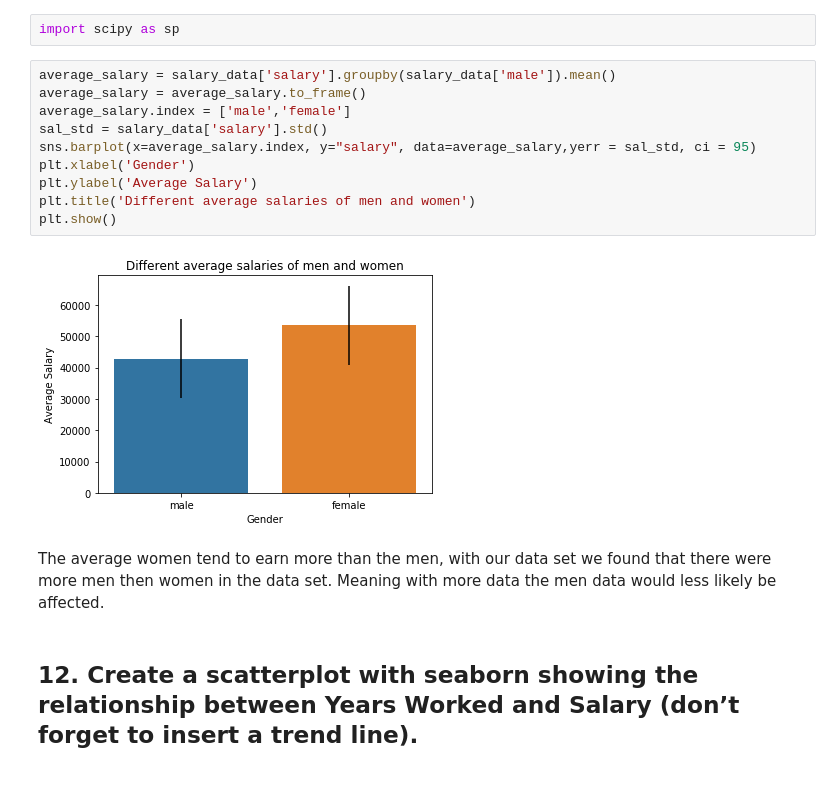
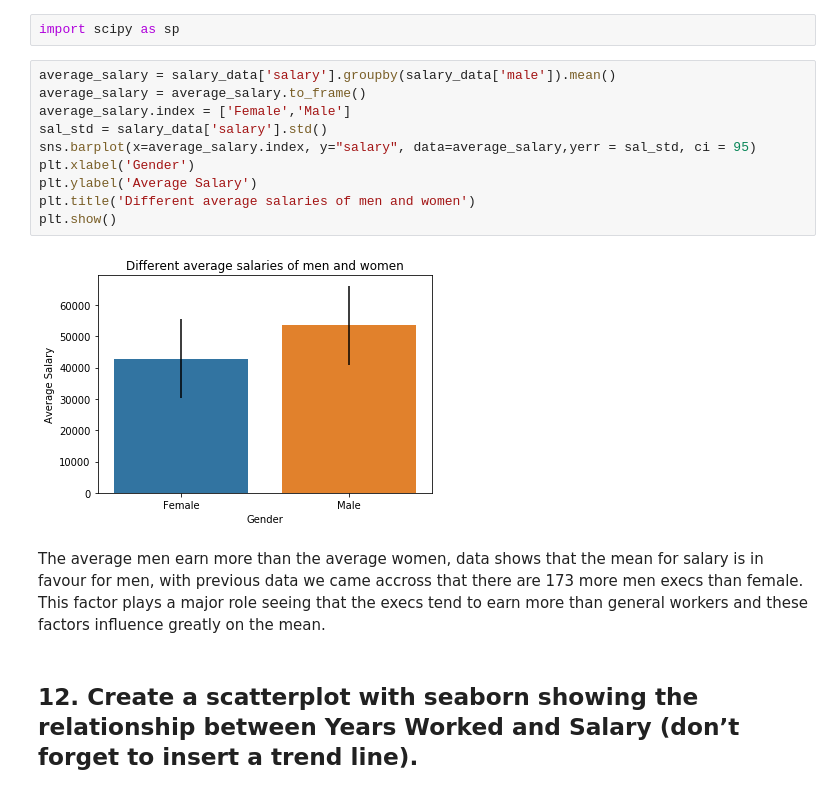
Before and after one commit to PhumlaniKubeka/StatisticalThinking, a Jupyter notebook: StatisticalThinking.ipynb, the cells around one changed output. Saved outputs shown, nothing was run; the diff lists cells and outputs as text.

```diff
--- a/StatisticalThinking.ipynb
+++ b/StatisticalThinking.ipynb
@@ -139,17 +142,17 @@ import scipy as sp
 # %%
 average_salary = salary_data['salary'].groupby(salary_data['male']).mean()
 average_salary = average_salary.to_frame()
-average_salary.index = ['male','female']
+average_salary.index = ['Female','Male']
 sal_std = salary_data['salary'].std()
 sns.barplot(x=average_salary.index, y="salary", data=average_salary,yerr = sal_std, ci = 95)
 plt.xlabel('Gender')
 plt.ylabel('Average Salary')
 plt.title('Different average salaries of men and women')
 plt.show()
 # %% [output]
-[figure, old version]
+[figure, new version]
-# %% [markdown]
-The average women tend to earn more than the men, with our data set we found that there were more men then women in the data set. Meaning with more data the men data would less likely be affected.
+# %% [markdown]
+The average men earn more than the average women, data shows that the mean for salary is in favour for men, with previous data we came accross that there are 173 more men execs than female. This factor plays a major role seeing that the execs tend to earn more than general workers and these factors influence greatly on the mean.
 # %% [markdown]
 ## 12. Create a scatterplot with seaborn showing the relationship between Years Worked and Salary (don’t forget to insert a trend line).
 # %%
```
Also changed, not shown: parts of 16 cells of this notebook.
